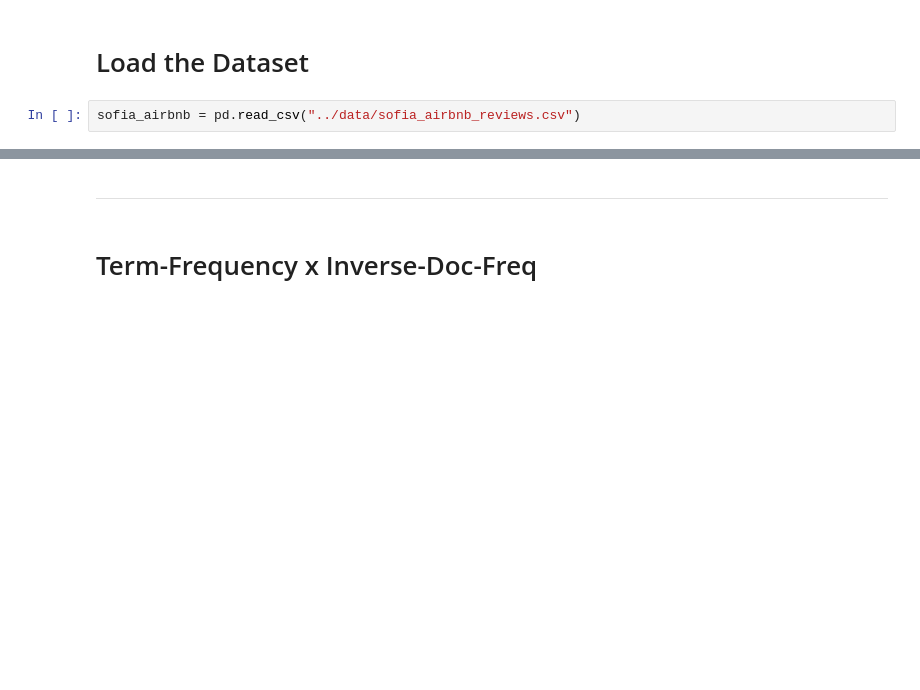
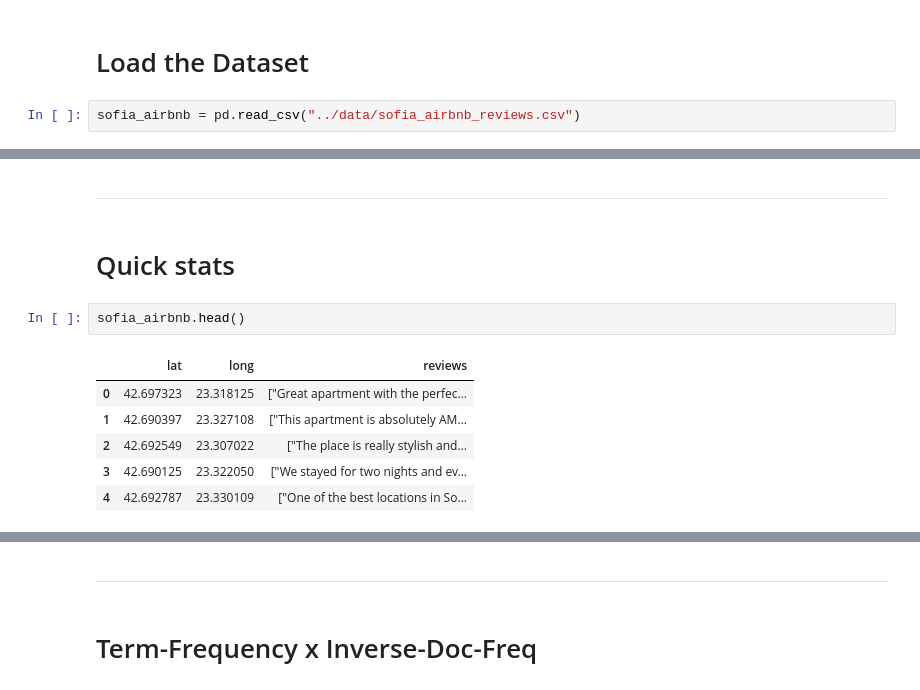
Before and after one commit to vision-sofia/Peper-Analysis, a Jupyter notebook: data-analysis/Sofia Airbnb Analyse.ipynb, the cells around one changed output, grey strips where cells are left out. Saved outputs shown, nothing was run; the diff lists cells and outputs as text; blank space fills up the shorter version.

```diff
--- a/data-analysis/Sofia Airbnb Analyse.ipynb
+++ b/data-analysis/Sofia Airbnb Analyse.ipynb
@@ -14,0 +26,13 @@ sofia_airbnb = pd.read_csv("../data/sofia_airbnb_reviews.csv")
+# %% [markdown]
+***
+# %% [markdown]
+# Quick stats
+# %%
+sofia_airbnb.head()
+# %% [output]
+|  | lat | long | reviews |
+| 0 | 42.697323 | 23.318125 | ["Great apartment with the perfec... |
+| 1 | 42.690397 | 23.327108 | ["This apartment is absolutely AM... |
+| 2 | 42.692549 | 23.307022 | ["The place is really stylish and... |
+| 3 | 42.690125 | 23.322050 | ["We stayed for two nights and ev... |
+| 4 | 42.692787 | 23.330109 | ["One of the best locations in So... |
```
Also changed, not shown: parts of 3 cells of this notebook.
